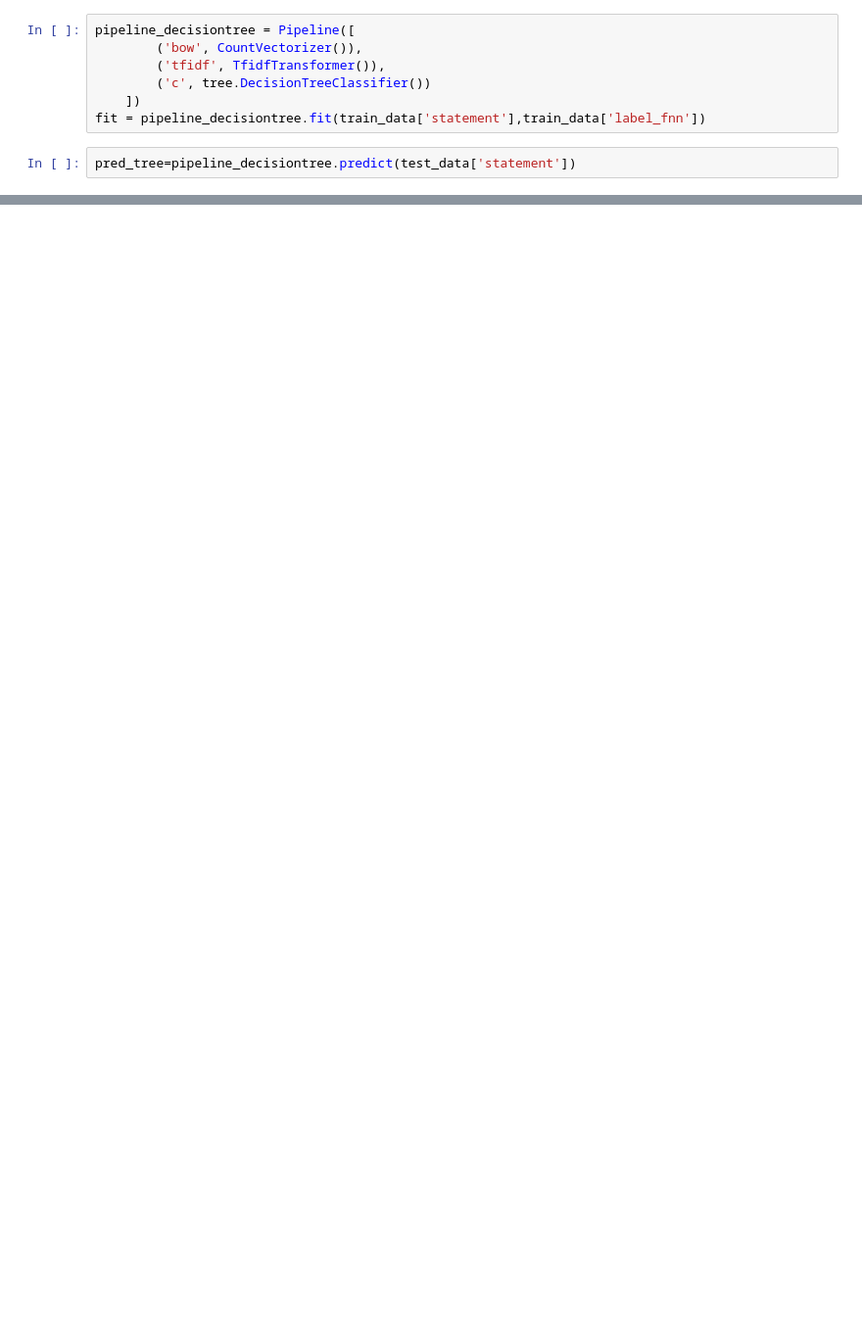
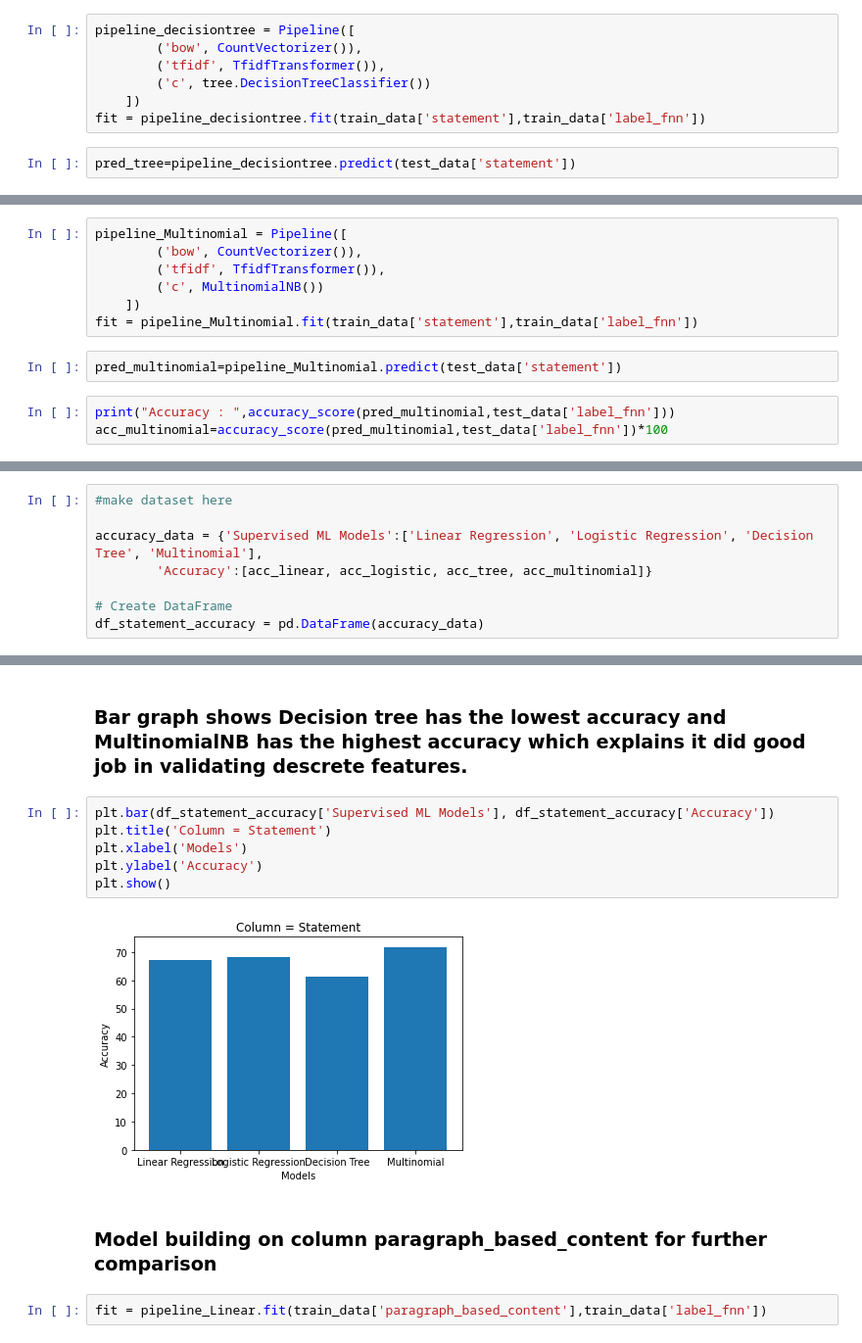
Before and after one commit to shouraykumra/Fake-News-Detection, a Jupyter notebook: supervised_machine_learning_models.ipynb, the cells around one changed output, grey strips where cells are left out. Shown at 98% size. Cells and saved outputs as stored; diff of their text form; blank space fills up the shorter version.

```diff
--- a/supervised_machine_learning_models.ipynb
+++ b/supervised_machine_learning_models.ipynb
@@ -131,0 +159,12 @@ Accuracy :  0.5929791271347249
+# %%
+pipeline_Multinomial = Pipeline([
+        ('bow', CountVectorizer()),
+        ('tfidf', TfidfTransformer()),
+        ('c', MultinomialNB())
+    ])
+fit = pipeline_Multinomial.fit(train_data['statement'],train_data['label_fnn'])
+# %%
+pred_multinomial=pipeline_Multinomial.predict(test_data['statement'])
+# %%
+print("Accuracy : ",accuracy_score(pred_multinomial,test_data['label_fnn']))
+acc_multinomial=accuracy_score(pred_multinomial,test_data['label_fnn'])*100
@@ -131,0 +173,8 @@ Accuracy :  0.5929791271347249
+# %%
+#make dataset here
+
+accuracy_data = {'Supervised ML Models':['Linear Regression', 'Logistic Regression', 'Decision Tree', 'Multinomial'],
+        'Accuracy':[acc_linear, acc_logistic, acc_tree, acc_multinomial]}
+
+# Create DataFrame
+df_statement_accuracy = pd.DataFrame(accuracy_data)
@@ -131,0 +191,14 @@ Accuracy :  0.5929791271347249
+# %% [markdown]
+### Bar graph shows Decision tree has the lowest accuracy and MultinomialNB has the highest accuracy which explains it did good job in validating descrete features.
+# %%
+plt.bar(df_statement_accuracy['Supervised ML Models'], df_statement_accuracy['Accuracy'])
+plt.title('Column = Statement')
+plt.xlabel('Models')
+plt.ylabel('Accuracy')
+plt.show()
+# %% [output]
+[figure, added]
+# %% [markdown]
+### Model building on column paragraph_based_content for further comparison
+# %%
+fit = pipeline_Linear.fit(train_data['paragraph_based_content'],train_data['label_fnn'])
```
Also changed, not shown: parts of 57 cells of this notebook.
